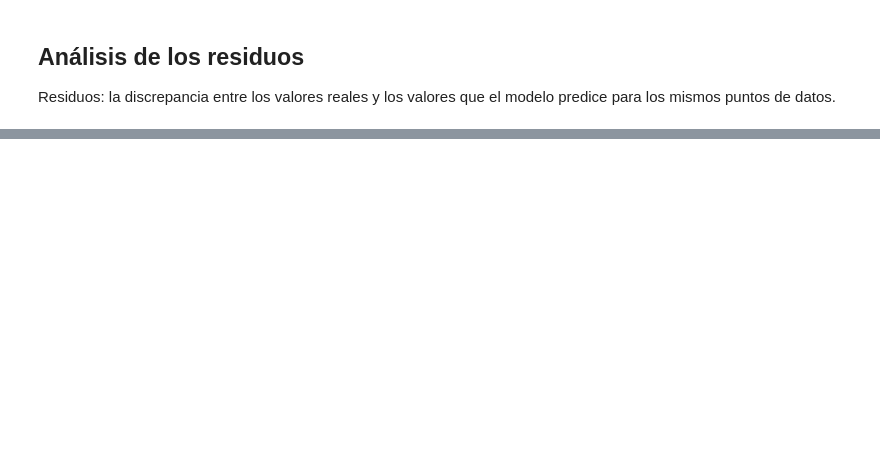
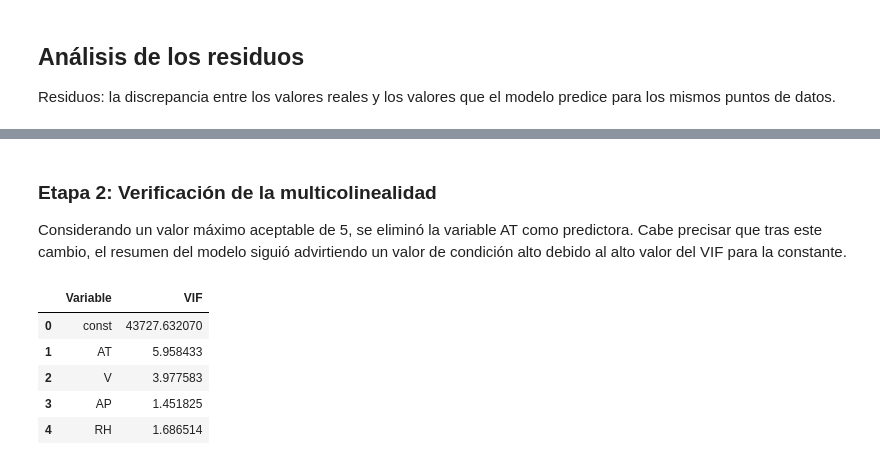
Before and after one commit to JLuceroVasquez/data-science-probando-relaciones-con-regresion-lineal, a Jupyter notebook: precios-de-inmuebles-regresion-lineal.ipynb, the cells around one changed output, grey strips where cells are left out. Drawn from its saved outputs; the diff is of its cells as text; code cells hidden in the pictures; blank space fills up the shorter version.

```diff
--- a/precios-de-inmuebles-regresion-lineal.ipynb
+++ b/precios-de-inmuebles-regresion-lineal.ipynb
@@ -713,0 +807,5 @@ Residuos: la discrepancia entre los valores reales y los valores que el modelo p
+# %%
+#Se importó el dataframe
+url_desafio_5 = 'https://github.com/JLuceroVasquez/data-science-probando-relaciones-con-regresion-lineal/raw/refs/heads/main/datos-desafios/desafio-5-usina.csv'
+datos_desafio_5 = pd.read_csv(url_desafio_5, encoding='ascii')
+datos_desafio_5.info()
@@ -713,0 +825,16 @@ Residuos: la discrepancia entre los valores reales y los valores que el modelo p
+# %%
+#Se separó los datos en entrenamiento y prueba (30%)
+variable_dependiente_desafio_5 = datos_desafio_5['PE']
+variables_independientes_desafio_5 = datos_desafio_5.drop(columns='PE')
+
+x_train_desafio_5, x_test_desafio_5, y_train_desafio_5, y_test_desafio_5 = train_test_split(variables_independientes_desafio_5,
+                                                                                            variable_dependiente_desafio_5,
+                                                                                            test_size=0.3,
+                                                                                            random_state=101)
+# %%
+#Se añadió una columna para la constante, así como se construyó y entrenó el modelo
+x_train_desafio_5 = sm.add_constant(x_train_desafio_5)
+
+modelo_desafio_5 = sm.OLS(endog=y_train_desafio_5, exog=x_train_desafio_5).fit()
+
+print(modelo_desafio_5.summary())
@@ -713,0 +859,16 @@ Residuos: la discrepancia entre los valores reales y los valores que el modelo p
+# %% [markdown]
+### Etapa 2: Verificación de la multicolinealidad
+Considerando un valor máximo aceptable de 5, se eliminó la variable AT como predictora. Cabe precisar que tras este cambio, el resumen del modelo siguió advirtiendo un valor de condición alto debido al alto valor del VIF para la constante.
+# %%
+#Se cálcula el factor de inflación de la varianza para cada predictora del modelo
+vif_desafio_5 = pd.DataFrame()
+vif_desafio_5['Variable'] = x_train_desafio_5.columns
+vif_desafio_5['VIF'] = [vif(x_train_desafio_5, i)for i in range(len(x_train_desafio_5.columns))]
+vif_desafio_5
+# %% [output]
+|  | Variable | VIF |
+| 0 | const | 43727.632070 |
+| 1 | AT | 5.958433 |
+| 2 | V | 3.977583 |
+| 3 | AP | 1.451825 |
+| 4 | RH | 1.686514 |
```
Also changed, not shown: parts of 26 cells of this notebook.
